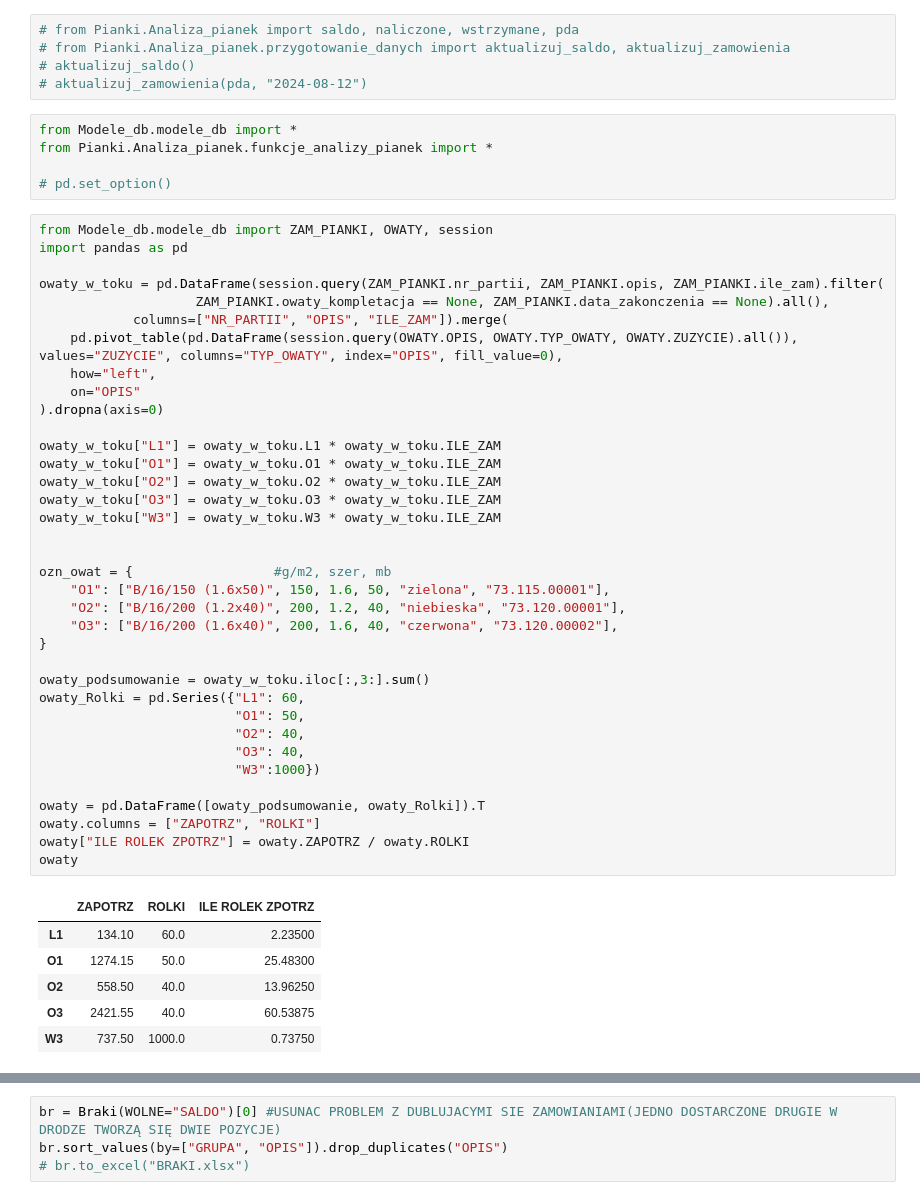
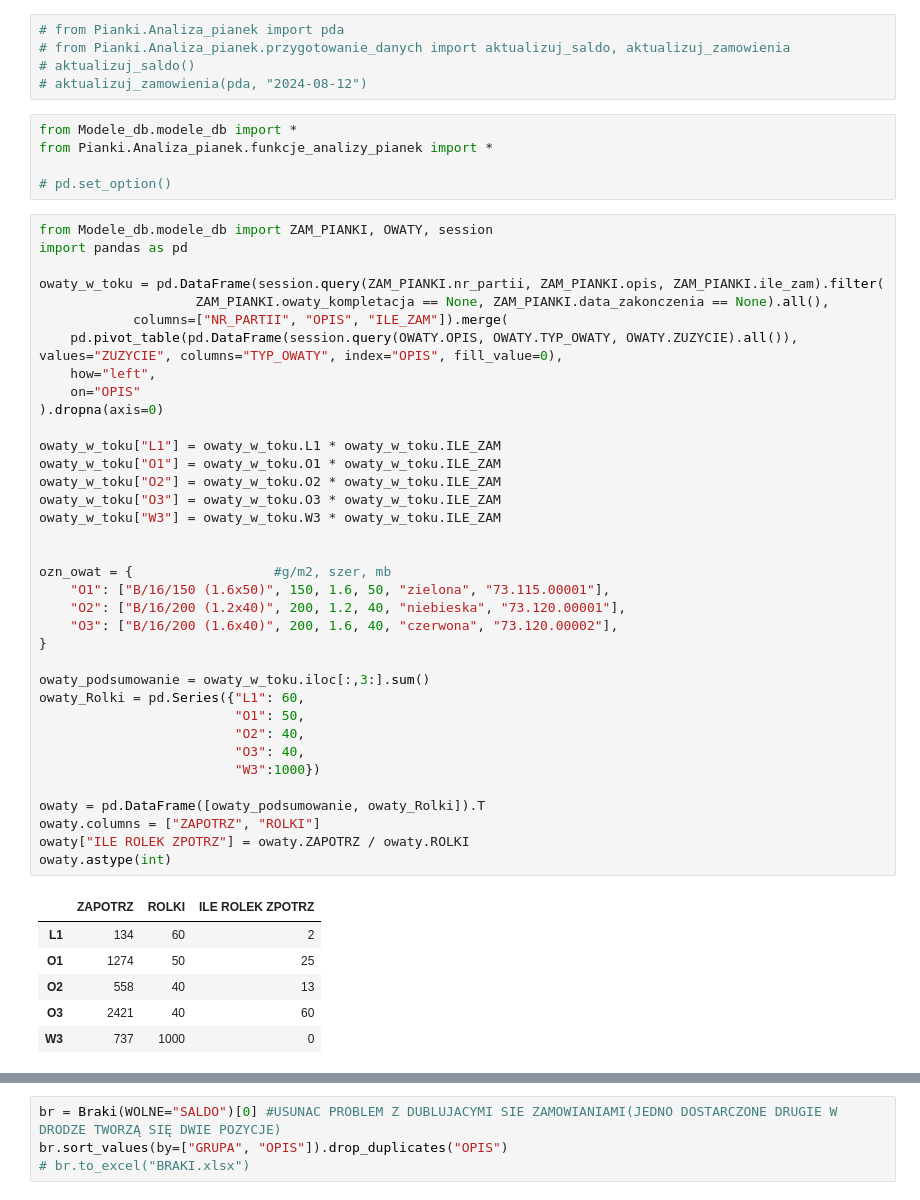
Before and after one commit to Mogarthron/Magazynier, a Jupyter notebook: ANALIZA_PIANEK.ipynb, the cells around one changed output, grey strips where cells are left out. Saved outputs shown, nothing was run; the diff lists cells and outputs as text.

Commit message:
Analiza pianek

```diff
--- a/ANALIZA_PIANEK.ipynb
+++ b/ANALIZA_PIANEK.ipynb
@@ -1,5 +1,5 @@
 # %%
-# from Pianki.Analiza_pianek import saldo, naliczone, wstrzymane, pda
+# from Pianki.Analiza_pianek import pda
 # from Pianki.Analiza_pianek.przygotowanie_danych import aktualizuj_saldo, aktualizuj_zamowienia
 # aktualizuj_saldo()
 # aktualizuj_zamowienia(pda, "2024-08-12")
@@ -18,39 +18,39 @@ owaty_w_toku = pd.DataFrame(session.query(ZAM_PIANKI.nr_partii, ZAM_PIANKI.opis,
     pd.pivot_table(pd.DataFrame(session.query(OWATY.OPIS, OWATY.TYP_OWATY, OWATY.ZUZYCIE).all()), values="ZUZYCIE", columns="TYP_OWATY", index="OPIS", fill_value=0),
     how="left",
     on="OPIS"
 ).dropna(axis=0)
 
 owaty_w_toku["L1"] = owaty_w_toku.L1 * owaty_w_toku.ILE_ZAM
 owaty_w_toku["O1"] = owaty_w_toku.O1 * owaty_w_toku.ILE_ZAM
 owaty_w_toku["O2"] = owaty_w_toku.O2 * owaty_w_toku.ILE_ZAM
 owaty_w_toku["O3"] = owaty_w_toku.O3 * owaty_w_toku.ILE_ZAM
 owaty_w_toku["W3"] = owaty_w_toku.W3 * owaty_w_toku.ILE_ZAM
 
 
 ozn_owat = {                  #g/m2, szer, mb
     "O1": ["B/16/150 (1.6x50)", 150, 1.6, 50, "zielona", "73.115.00001"],
     "O2": ["B/16/200 (1.2x40)", 200, 1.2, 40, "niebieska", "73.120.00001"],
     "O3": ["B/16/200 (1.6x40)", 200, 1.6, 40, "czerwona", "73.120.00002"],
 }
 
 owaty_podsumowanie = owaty_w_toku.iloc[:,3:].sum()
 owaty_Rolki = pd.Series({"L1": 60,
                          "O1": 50,
                          "O2": 40,
                          "O3": 40,
                          "W3":1000})
 
 owaty = pd.DataFrame([owaty_podsumowanie, owaty_Rolki]).T
 owaty.columns = ["ZAPOTRZ", "ROLKI"]
 owaty["ILE ROLEK ZPOTRZ"] = owaty.ZAPOTRZ / owaty.ROLKI
-owaty
+owaty.astype(int)
 # %% [output]
 |  | ZAPOTRZ | ROLKI | ILE ROLEK ZPOTRZ |
-| L1 | 134.10 | 60.0 | 2.23500 |
-| O1 | 1274.15 | 50.0 | 25.48300 |
-| O2 | 558.50 | 40.0 | 13.96250 |
-| O3 | 2421.55 | 40.0 | 60.53875 |
-| W3 | 737.50 | 1000.0 | 0.73750 |
+| L1 | 134 | 60 | 2 |
+| O1 | 1274 | 50 | 25 |
+| O2 | 558 | 40 | 13 |
+| O3 | 2421 | 40 | 60 |
+| W3 | 737 | 1000 | 0 |
 # %%
 from Modele_db.modele_db import session, ZAM_PIANKI, KOMPLETY_PIANEK
 from sqlalchemy import func
```
Also changed, not shown: parts of 10 cells of this notebook.
